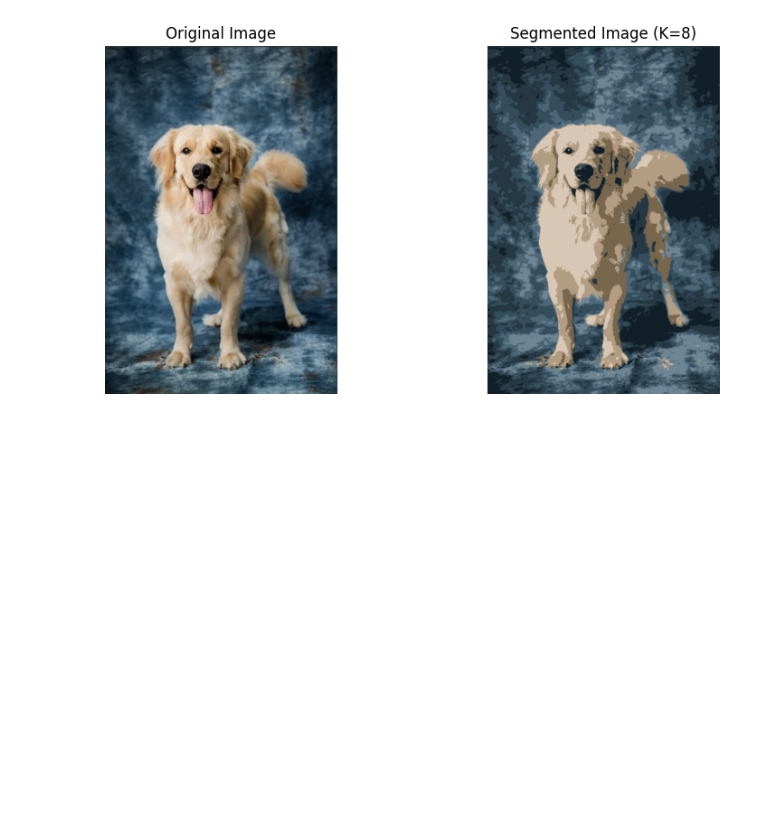
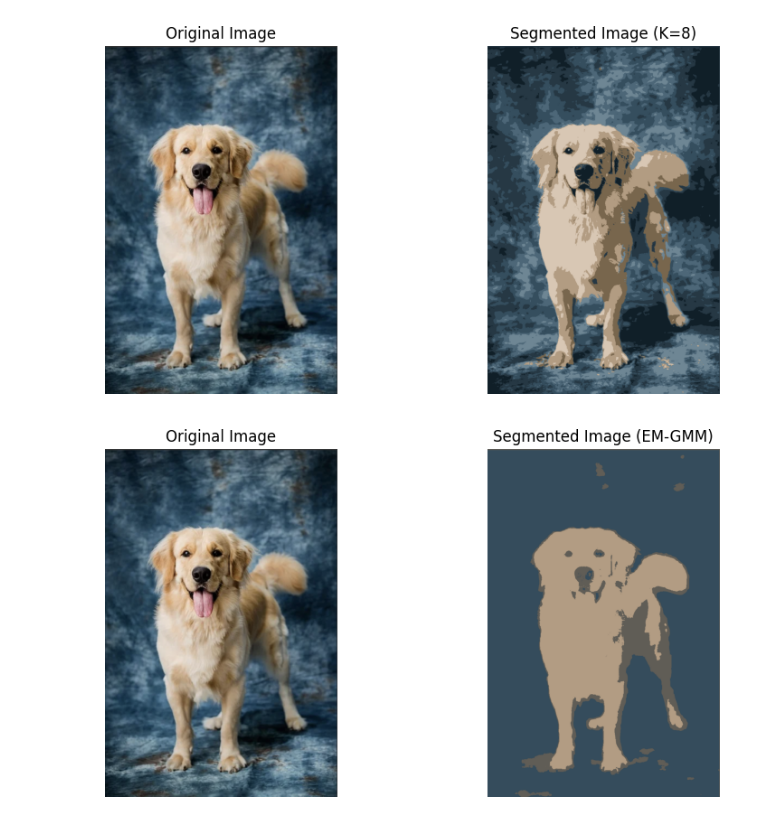
Before and after one commit to mysu30/Learn_CV_with_Dhruv, a Jupyter notebook: KMeans_ImageSegmentation.ipynb, the cells around one changed output. Drawn from its saved outputs; the diff is of its cells as text; code cells hidden in the pictures; blank space fills up the shorter version.

```diff
--- a/KMeans_ImageSegmentation.ipynb
+++ b/KMeans_ImageSegmentation.ipynb
@@ -126,3 +109,43 @@ plt.axis('off')
 plt.show()
 # %% [output]
 [figure]
+# %%
+import numpy as np
+import cv2
+from sklearn.mixture import GaussianMixture
+import matplotlib.pyplot as plt
+
+# Load image
+image = cv2.imread("dog.jpg") # Replace with your image path
+image = cv2.cvtColor(image, cv2.COLOR_BGR2RGB) # Convert BGR to RGB
+
+# Reshape image into a feature vector
+pixels = image.reshape(-1, 3) # Convert to (num_pixels, 3) for RGB
+
+# Apply Gaussian Mixture Model (GMM) for clustering
+num_clusters = 3 # Number of segments
+gmm = GaussianMixture(n_components=num_clusters, covariance_type='tied', random_state=42)
+gmm.fit(pixels)
+
+# Predict pixel clusters
+labels = gmm.predict(pixels)
+
+# Assign each pixel to the cluster mean
+segmented_pixels = gmm.means_[labels].astype(np.uint8)
+
+# Reshape back to original image shape
+segmented_image = segmented_pixels.reshape(image.shape)
+
+# Display original and segmented images
+fig, ax = plt.subplots(1, 2, figsize=(10, 5))
+ax[0].imshow(image)
+ax[0].set_title("Original Image")
+ax[0].axis("off")
+
+ax[1].imshow(segmented_image)
+ax[1].set_title("Segmented Image (EM-GMM)")
+ax[1].axis("off")
+
+plt.show()
+# %% [output]
+[figure, added]
```
Also changed, not shown: parts of 2 cells of this notebook.
